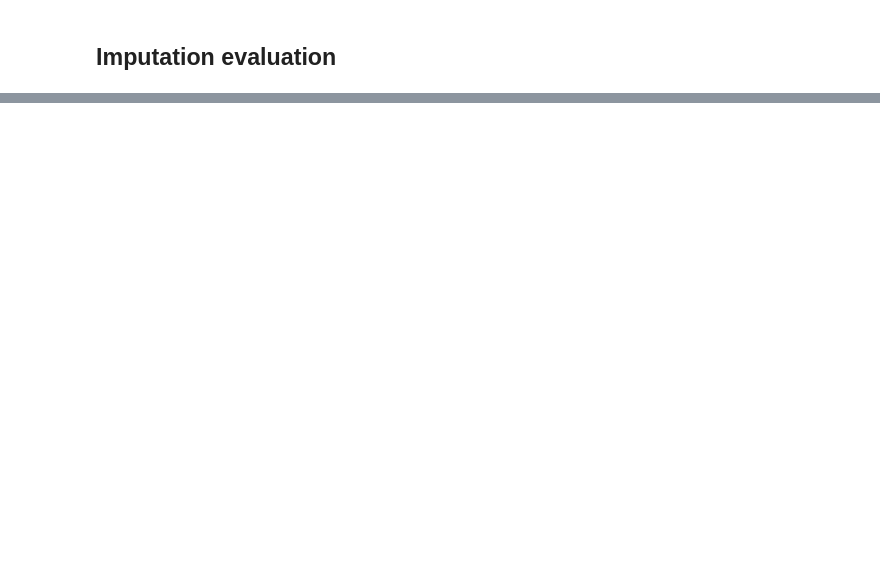
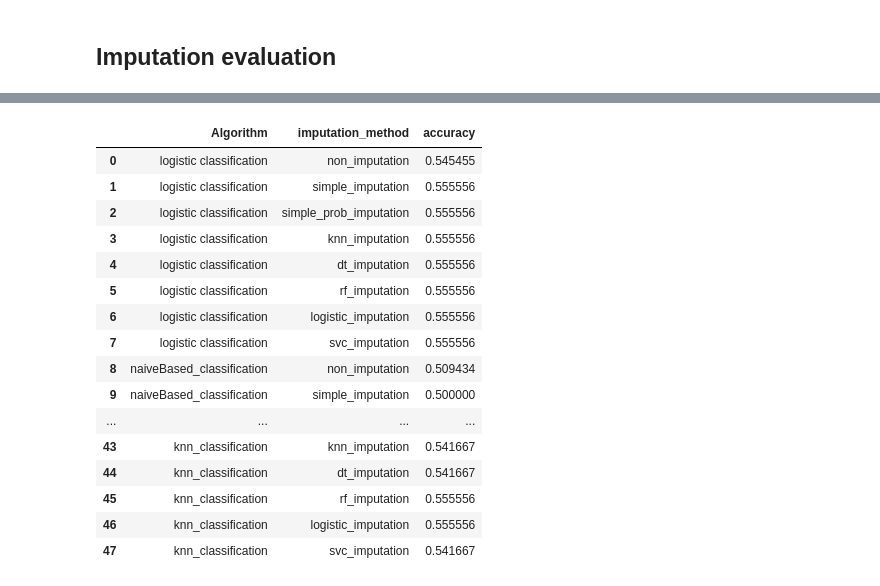
Before and after one commit to g7xu/Exploring_missingness_in_MicrobiomeDataset, a Jupyter notebook: analyzing_data.ipynb, the cells around one changed output, grey strips where cells are left out. Cells and saved outputs as stored; diff of their text form; code cells hidden in the pictures; blank space fills up the shorter version.

```diff
--- a/analyzing_data.ipynb
+++ b/analyzing_data.ipynb
@@ -255,9 +392,3 @@ def logistic_regression_classification(df):
     y_pred = model.predict(X_test)
 
     return accuracy_score(y_test, y_pred)
-# %%
-def naiveBased_classification(df):
-    '''
-    TODO
-    '''
-    return 0.0
@@ -290,9 +569,10 @@ def imputation_eval(imputed_df : dict, ml_models : dict):
     return: pd.DataFrame
         the result of the evaluation
     '''
-    eval_result = pd.DataFrame(columns=['imputation_method', 'model', 'accuracy'])
-    for impute_method, df in imputed_df.items():
-        for modelName, model in ml_models.items():
-            eval_result = eval_result.append({'imputation_method': impute_method, 'model': modelName, 'accuracy': model(df)},
+    eval_result = pd.DataFrame(columns=['Algorithm', 'imputation_method', 'accuracy'])
+    for modelName, model in ml_models.items():
+        for impute_method, df in imputed_df.items():
+            eval_result = eval_result.append({'imputation_method': impute_method, 'Algorithm': modelName, 'accuracy': model(df)},
                                               ignore_index=True)
+
     return eval_result
@@ -348,0 +612,20 @@ ModuleNotFoundError: No module named 'fancyimpute'
+# %%
+imputation_results
+# %% [output]
+|  | Algorithm | imputation_method | accuracy |
+| 0 | logistic classification | non_imputation | 0.545455 |
+| 1 | logistic classification | simple_imputation | 0.555556 |
+| 2 | logistic classification | simple_prob_imputation | 0.555556 |
+| 3 | logistic classification | knn_imputation | 0.555556 |
+| 4 | logistic classification | dt_imputation | 0.555556 |
+| 5 | logistic classification | rf_imputation | 0.555556 |
+| 6 | logistic classification | logistic_imputation | 0.555556 |
+| 7 | logistic classification | svc_imputation | 0.555556 |
+| 8 | naiveBased_classification | non_imputation | 0.509434 |
+| 9 | naiveBased_classification | simple_imputation | 0.500000 |
+| ... | ... | ... | ... |
+| 43 | knn_classification | knn_imputation | 0.541667 |
+| 44 | knn_classification | dt_imputation | 0.541667 |
+| 45 | knn_classification | rf_imputation | 0.555556 |
+| 46 | knn_classification | logistic_imputation | 0.555556 |
+| 47 | knn_classification | svc_imputation | 0.541667 |
```
Also changed, not shown: parts of 27 cells of this notebook, 1 other file.
